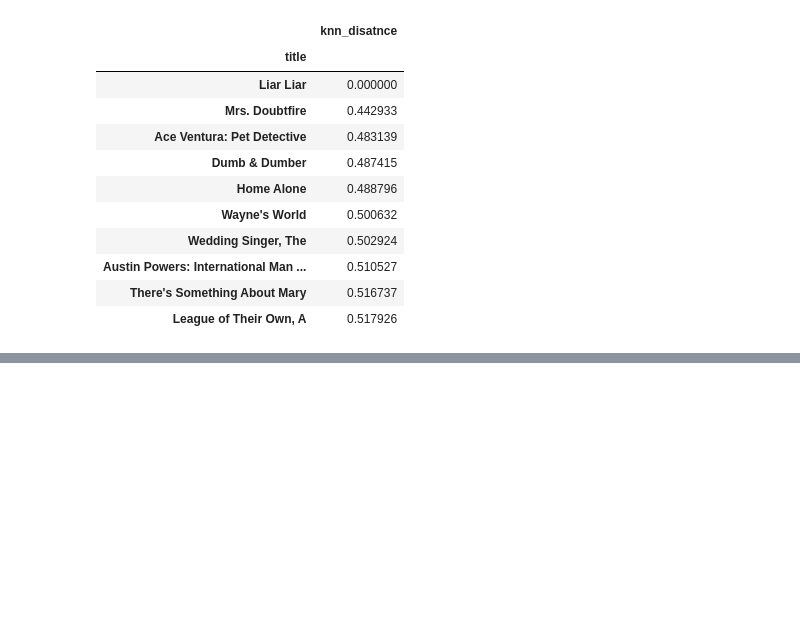
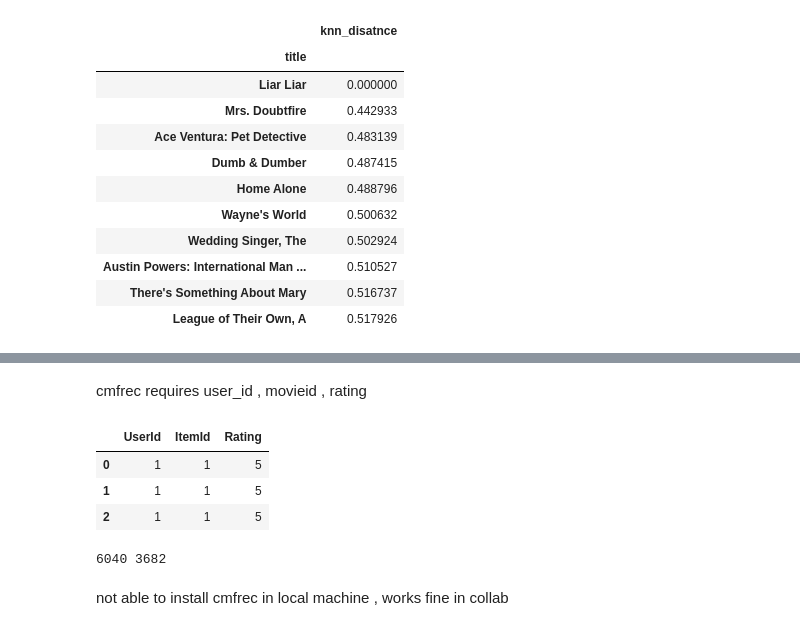
Before and after one commit to mahikshith/Zee-Recommender-System, a Jupyter notebook: Zee_recommender_system_mykee.ipynb, the cells around one changed output, grey strips where cells are left out. Saved outputs shown, nothing was run; the diff lists cells and outputs as text; code cells hidden in the pictures; blank space fills up the shorter version.

```diff
--- a/Zee_recommender_system_mykee.ipynb
+++ b/Zee_recommender_system_mykee.ipynb
@@ -1039,0 +855,17 @@ knn_based_similarity
+# %% [markdown]
+cmfrec requires user_id , movieid , rating
+# %%
+user_item = mix_df[["user_id","movie_id","rating"]]
+user_item.columns = ['UserId','ItemId','Rating']
+user_item.head(3)
+# %% [output]
+|  | UserId | ItemId | Rating |
+| 0 | 1 | 1 | 5 |
+| 1 | 1 | 1 | 5 |
+| 2 | 1 | 1 | 5 |
+# %%
+print(user_item["UserId"].nunique() , user_item["ItemId"].nunique())
+# %% [output]
+6040 3682
+# %% [markdown]
+not able to install cmfrec in local machine , works fine in collab
```
Also changed, not shown: parts of 17 cells of this notebook.
